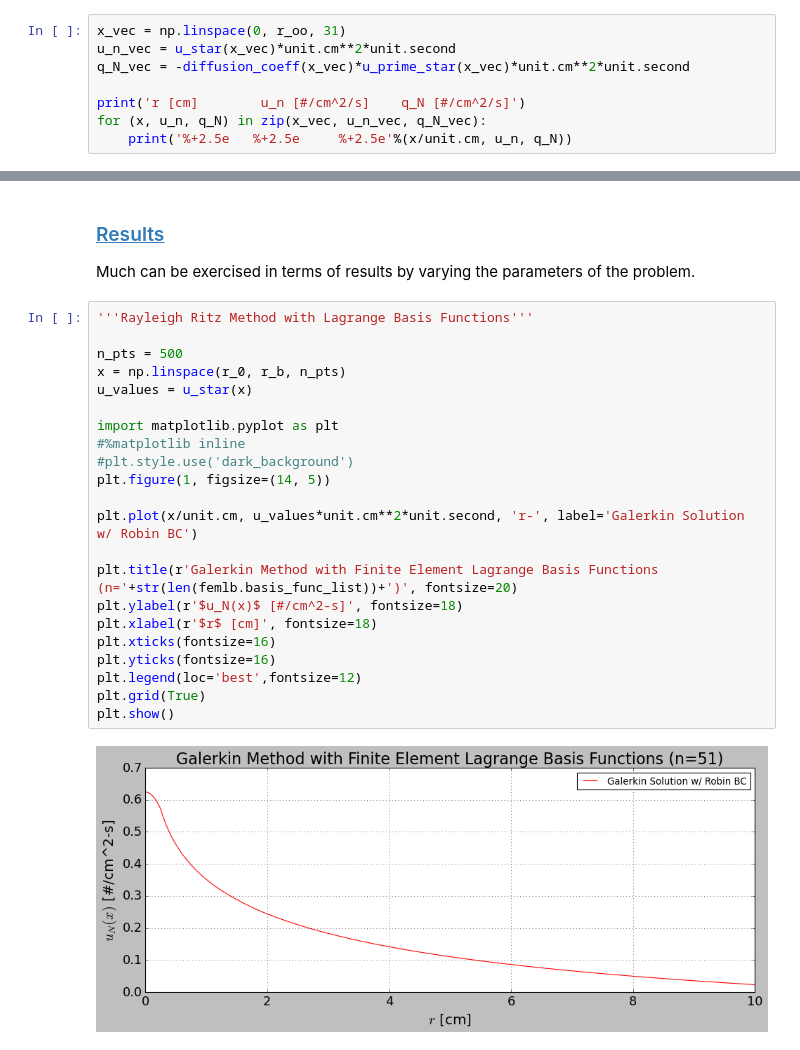
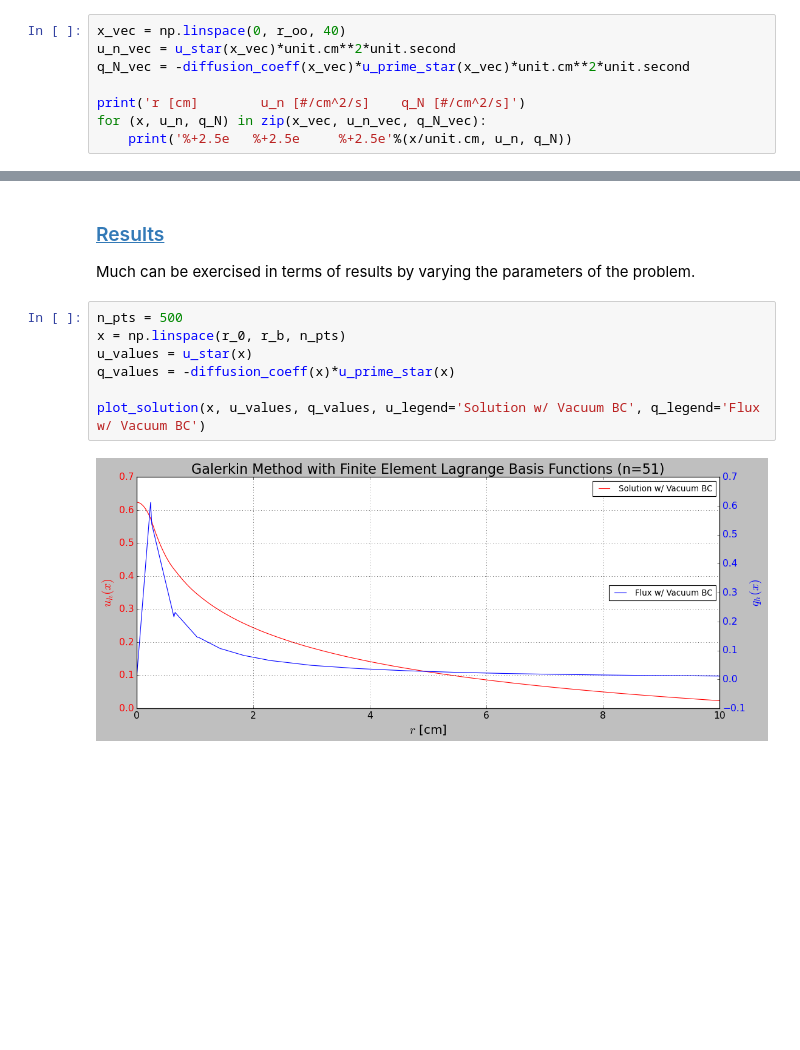
Before and after one commit to dpploy/engy-5050, a Jupyter notebook: notebooks/04-diff-line-source.ipynb, the cells around one changed output, grey strips where cells are left out. Cells and saved outputs as stored; diff of their text form; blank space fills up the shorter version.

```diff
--- a/notebooks/04-diff-line-source.ipynb
+++ b/notebooks/04-diff-line-source.ipynb
@@ -385,7 +405,7 @@ print('q_nb computed [cm^2/s]= ', -diffusion_coeff(r_oo)*u_prime_star(r_oo)*unit
 q_noo given    [cm^2/s]=  0.0
 q_nb computed [cm^2/s]=  [-4.15003e-06]
 # %%
-x_vec = np.linspace(0, r_oo, 31)
+x_vec = np.linspace(0, r_oo, 40)
 u_n_vec = u_star(x_vec)*unit.cm**2*unit.second
 q_N_vec = -diffusion_coeff(x_vec)*u_prime_star(x_vec)*unit.cm**2*unit.second
 
@@ -621,30 +647,15 @@ def u_prime_star(x):
 ### [Results](#toc)<a id="results-vac"></a>
 
 Much can be exercised in terms of results by varying the parameters of the problem.
-# %%
-'''Rayleigh Ritz Method with Lagrange Basis Functions'''
-
-n_pts = 500
-x = np.linspace(r_0, r_b, n_pts)
-u_values = u_star(x)
-
-import matplotlib.pyplot as plt
-#%matplotlib inline
-#plt.style.use('dark_background')
-plt.figure(1, figsize=(14, 5))
-
-plt.plot(x/unit.cm, u_values*unit.cm**2*unit.second, 'r-', label='Galerkin Solution w/ Robin BC')
-
-plt.title(r'Galerkin Method with Finite Element Lagrange Basis Functions (n='+str(len(femlb.basis_func_list))+')', fontsize=20)
-plt.ylabel(r'$u_N(x)$ [#/cm^2-s]', fontsize=18)
-plt.xlabel(r'$r$ [cm]', fontsize=18)
-plt.xticks(fontsize=16)
-plt.yticks(fontsize=16)
-plt.legend(loc='best',fontsize=12)
-plt.grid(True)
-plt.show()
-# %% [output]
-[figure, removed]
+# %%
+n_pts = 500
+x = np.linspace(r_0, r_b, n_pts)
+u_values = u_star(x)
+q_values = -diffusion_coeff(x)*u_prime_star(x)
+
+plot_solution(x, u_values, q_values, u_legend='Solution w/ Vacuum BC', q_legend='Flux w/ Vacuum BC')
+# %% [output]
+[figure, added]
 # %%
 '''Rayleigh-Ritz solution evaluated at the boundaries'''
 
```
Also changed, not shown: parts of 20 cells of this notebook, 1 other file.
